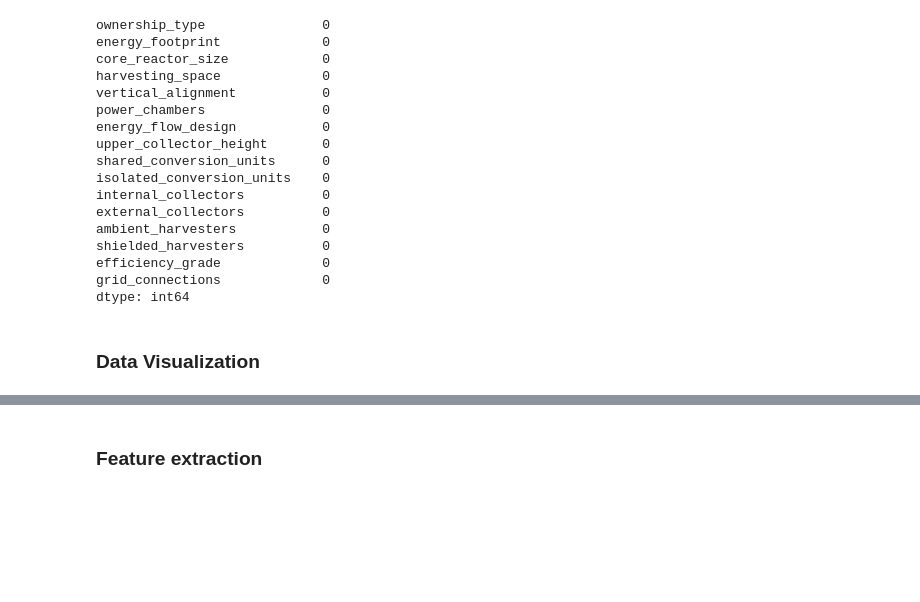
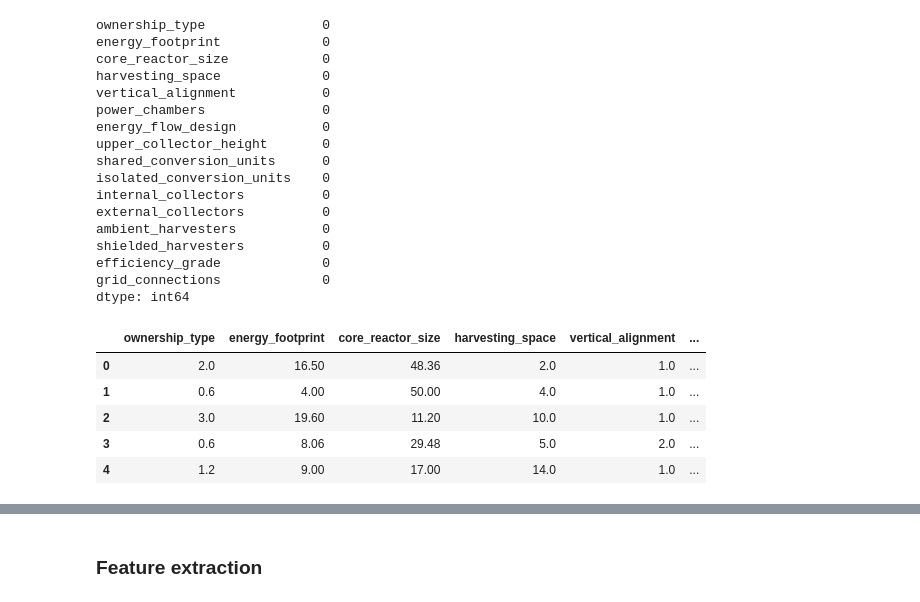
Before and after one commit to flippi321/TDT4172-Introduction-to-Machine-Learning, a Jupyter notebook: Assignment 1/Chapter_1.ipynb, the cells around one changed output, grey strips where cells are left out. Drawn from its saved outputs; the diff is of its cells as text; code cells hidden in the pictures; blank space fills up the shorter version.

```diff
--- a/Assignment 1/Chapter_1.ipynb
+++ b/Assignment 1/Chapter_1.ipynb
@@ -633,11 +633,18 @@ shielded_harvesters          0
 efficiency_grade             0
 grid_connections             0
 dtype: int64
+# %%
+x_test.head()
+# %% [output]
+|  | ownership_type | energy_footprint | core_reactor_size | harvesting_space | vertical_alignment | ... |
+| 0 | 2.0 | 16.50 | 48.36 | 2.0 | 1.0 | ... |
+| 1 | 0.6 | 4.00 | 50.00 | 4.0 | 1.0 | ... |
+| 2 | 3.0 | 19.60 | 11.20 | 10.0 | 1.0 | ... |
+| 3 | 0.6 | 8.06 | 29.48 | 5.0 | 2.0 | ... |
+| 4 | 1.2 | 9.00 | 17.00 | 14.0 | 1.0 | ... |
 # %%
 # Fit the scaler on the training data and transform the training and testing data
 scaler = MinMaxScaler()
 
 x_train = transform_data(lambda x: scaler.fit_transform(x), x_train)
 x_test = transform_data(lambda x: scaler.transform(x), x_test)
-# %% [markdown]
-### Data Visualization
```
Also changed, not shown: parts of 26 cells of this notebook.
